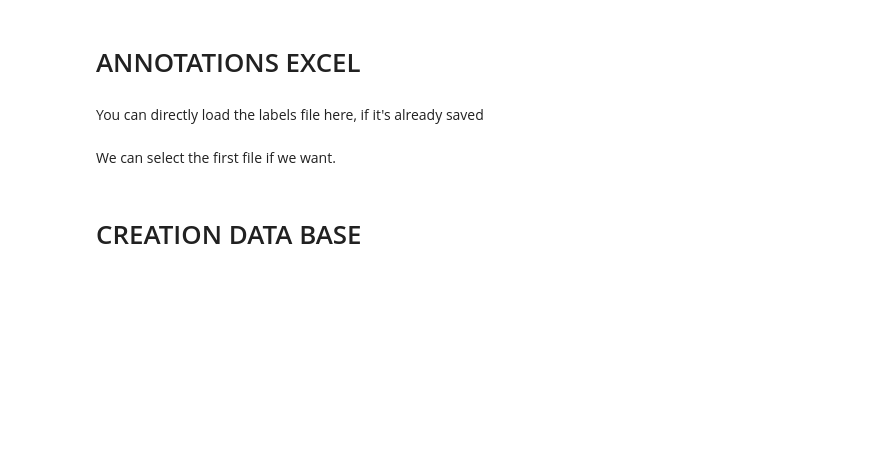
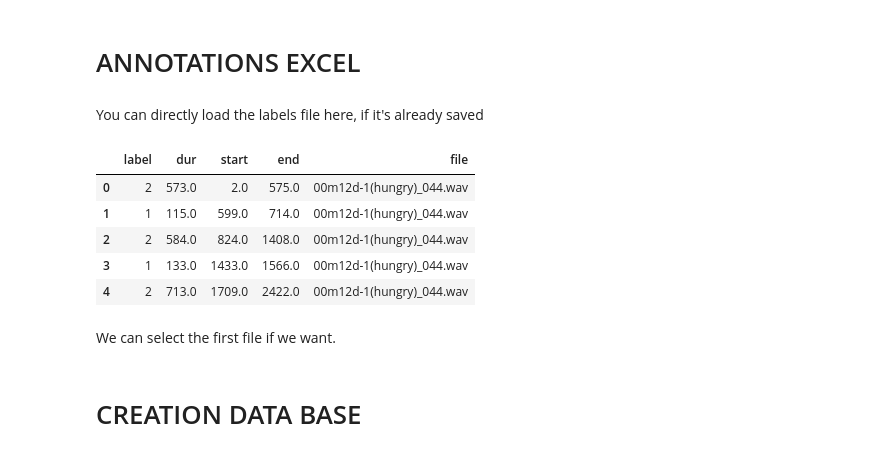
Before and after one commit to AVAGLIO/BABY, a Jupyter notebook: Baby.ipynb, the cells around one changed output. Cells and saved outputs as stored; diff of their text form; code cells hidden in the pictures; blank space fills up the shorter version.

```diff
--- a/Baby.ipynb
+++ b/Baby.ipynb
@@ -56,7 +56,14 @@ You can directly load the labels file here, if it's already saved
 # %%
 labels = pd.DataFrame.from_csv('labels.csv')
 
-# labels
+labels.head()
+# %% [output]
+|  | label | dur | start | end | file |
+| 0 | 2 | 573.0 | 2.0 | 575.0 | 00m12d-1(hungry)_044.wav |
+| 1 | 1 | 115.0 | 599.0 | 714.0 | 00m12d-1(hungry)_044.wav |
+| 2 | 2 | 584.0 | 824.0 | 1408.0 | 00m12d-1(hungry)_044.wav |
+| 3 | 1 | 133.0 | 1433.0 | 1566.0 | 00m12d-1(hungry)_044.wav |
+| 4 | 2 | 713.0 | 1709.0 | 2422.0 | 00m12d-1(hungry)_044.wav |
 # %%
 label_files = ['044/044.xls','050/050.xls','051/051.xls']
 pages = ['hungry','pee','sleepy']
```
Also changed, not shown: parts of 41 cells of this notebook.
